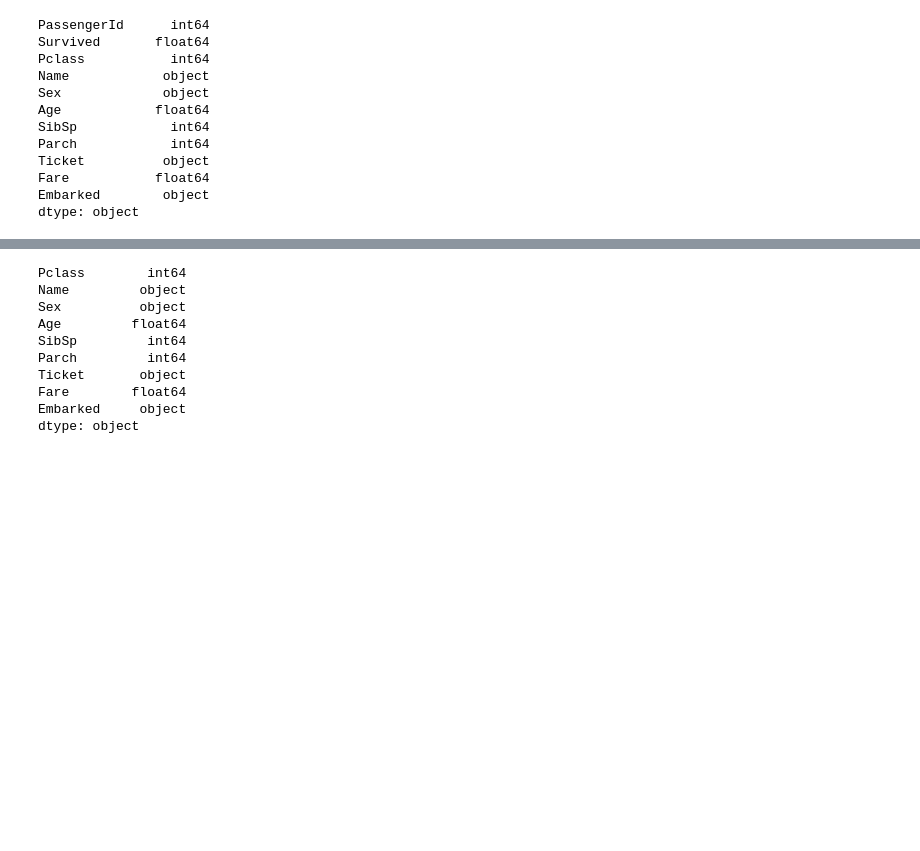
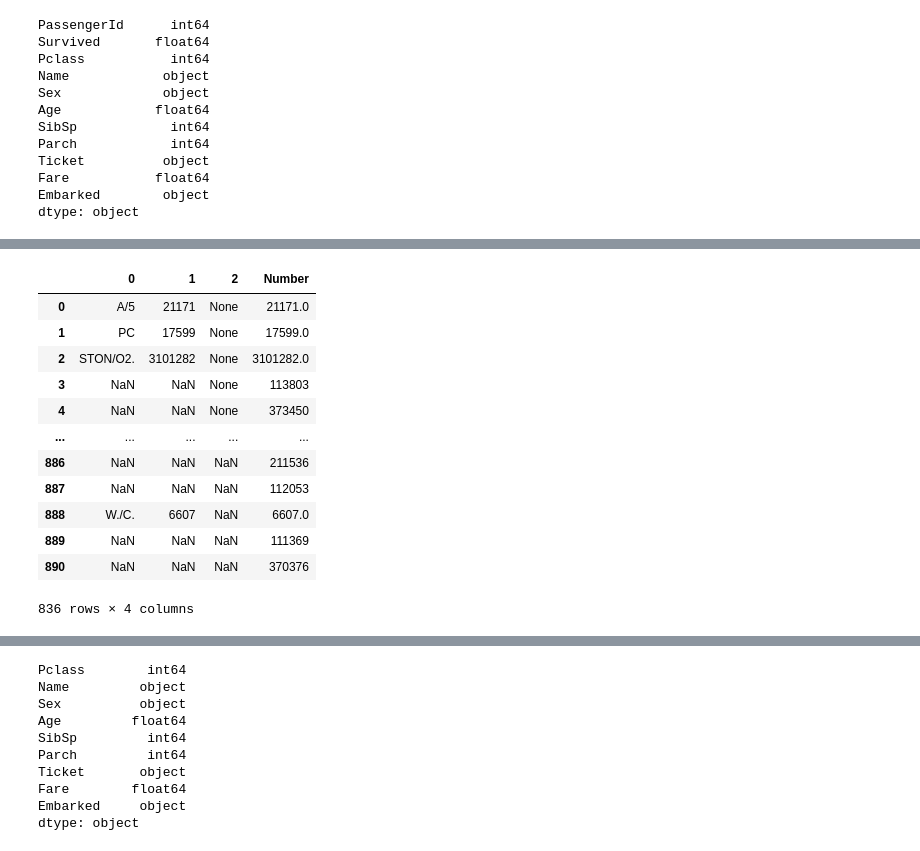
Before and after one commit to sydneycally-inclane-2812/titanic-survival-analysis, a Jupyter notebook: titanicSurvivalAnalysis.ipynb, the cells around one changed output, grey strips where cells are left out. Cells and saved outputs as stored; diff of their text form; code cells hidden in the pictures; blank space fills up the shorter version.

```diff
--- a/titanicSurvivalAnalysis.ipynb
+++ b/titanicSurvivalAnalysis.ipynb
@@ -320,0 +342,3 @@ separated["Number"] =
+# %%
+separated["Number"].fillna(17477, inplace=True)
+separated.info()
@@ -321,2 +357,19 @@ separated["Number"] =
+# %%
+separated_with_whole = pd.concat([separated, whole_numbers], axis=0).sort_index()
+separated_with_whole
+# %% [output]
+|  | 0 | 1 | 2 | Number |
+| 0 | A/5 | 21171 | None | 21171.0 |
+| 1 | PC | 17599 | None | 17599.0 |
+| 2 | STON/O2. | 3101282 | None | 3101282.0 |
+| 3 | NaN | NaN | None | 113803 |
+| 4 | NaN | NaN | None | 373450 |
+| ... | ... | ... | ... | ... |
+| 886 | NaN | NaN | NaN | 211536 |
+| 887 | NaN | NaN | NaN | 112053 |
+| 888 | W./C. | 6607 | NaN | 6607.0 |
+| 889 | NaN | NaN | NaN | 111369 |
+| 890 | NaN | NaN | NaN | 370376 |
+836 rows × 4 columns
 # %%
 X = data_total1.drop(["Survived", "PassengerId"], axis=1)
```
Also changed, not shown: parts of 11 cells of this notebook.
